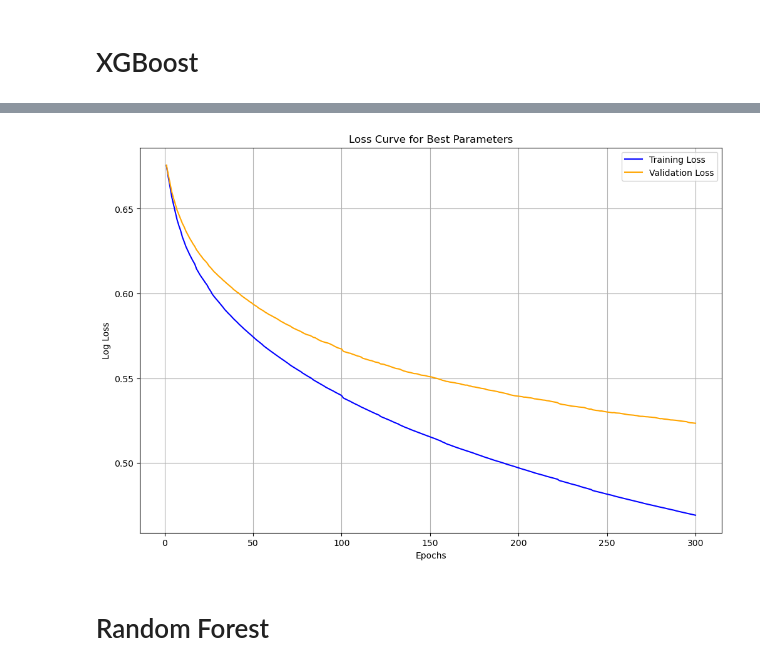
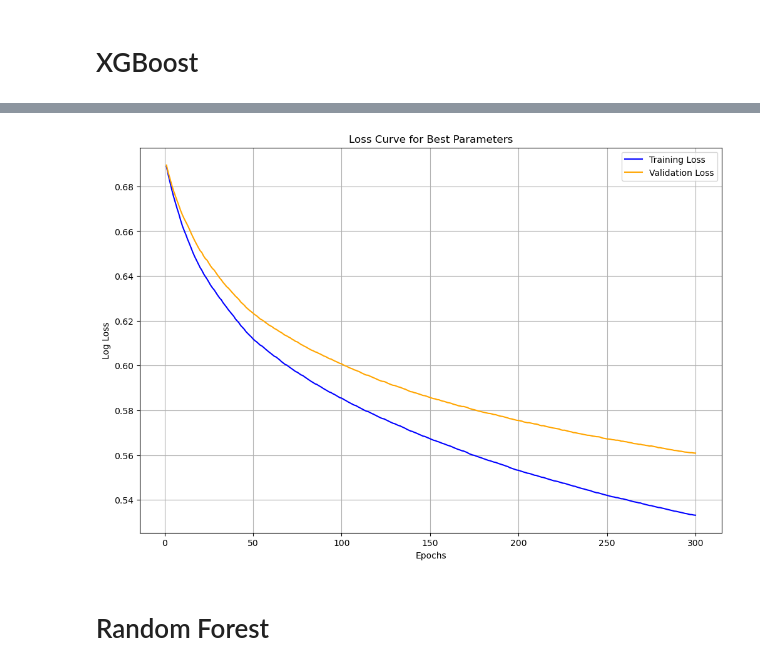
Before and after one commit to andrew76214/Kaggle-NLP_with_Disaster_Tweets, a Jupyter notebook: temp/ML_claire.ipynb, the cells around one changed output, grey strips where cells are left out. Saved outputs shown, nothing was run; the diff lists cells and outputs as text; code cells hidden in the pictures.

```diff
--- a/temp/ML2_1.ipynb
+++ b/temp/ML_claire.ipynb
@@ -108,4 +118,6 @@ y_train = train_data['target']
 # %%
 X_train_split, X_val, y_train_split, y_val = train_test_split(X_train, y_train, test_size=0.2, random_state=42)
+# %%
+scale_pos_weight = len(y_train[y_train == 0]) / len(y_train[y_train == 1])
 # %% [markdown]
 # XGBoost
@@ -158,40 +124,38 @@ XGBoost Best Parameters: {'eval_metric': 'logloss', 'learning_rate': 0.1, 'max_d
 # %%
 # 使用最佳參數重新訓練
 eval_set = [(X_train_split, y_train_split), (X_val, y_val)]
-best_xgb = XGBClassifier(
-    n_estimators=xgb_best_params['n_estimators'],
-    learning_rate=xgb_best_params['learning_rate'],
-    max_depth=xgb_best_params['max_depth'],
-    min_child_weight=xgb_best_params['min_child_weight'],
-    eval_metric=xgb_best_params['eval_metric'],
-    reg_alpha=xgb_best_params['reg_alpha'],  # L1 正則化
-    reg_lambda=xgb_best_params['reg_lambda'],  # L2 正則化
+xgb_model = XGBClassifier(
+    n_estimators=300,
+    learning_rate=0.05,
+    max_depth=5,
+    min_child_weight=10,
+    subsample=1,
+    colsample_bytree=1,
+    eval_metric='logloss',
+    reg_alpha=0,  # L1 正則化
+    reg_lambda=20,  # L2 正則化
+    scale_pos_weight=scale_pos_weight,
     random_state=42
 )
 
-# 執行交叉驗證，使用訓練數據 (X_train_split, y_train_split)
-cv_scores = cross_val_score(best_xgb, X_train_split, y_train_split, cv=5)  # 5 折交叉驗證
 
 # 模型訓練
-best_xgb.fit(X_train_split, y_train_split, eval_set=eval_set, verbose=False)
+xgb_model.fit(X_train_split, y_train_split, eval_set=eval_set, verbose=False)
 
 # 模型評估：計算準確率
-train_preds = best_xgb.predict(X_train_split)
-val_preds = best_xgb.predict(X_val)
+xgb_train_preds = xgb_model.predict(X_train_split)
+xgb_val_preds = xgb_model.predict(X_val)
 
-train_accuracy = accuracy_score(y_train_split, train_preds)
-val_accuracy = accuracy_score(y_val, val_preds)
+train_accuracy = accuracy_score(y_train_split, xgb_train_preds)
+val_accuracy = accuracy_score(y_val, xgb_val_preds)
 
 # 輸出準確率、交叉驗證結果與最佳參數
-print("Best Parameters:", xgb_best_params)
-print(f"\n交叉驗證分數: {cv_scores}")
-print(f"平均交叉驗證分數: {cv_scores.mean():.4f}")
 print(f"Training Accuracy: {train_accuracy:.4f}")
 print(f"Validation Accuracy: {val_accuracy:.4f}")
 
 # 模型評估：分類報告
-train_report = classification_report(y_train_split, train_preds)
-val_report = classification_report(y_val, val_preds)
+train_report = classification_report(y_train_split, xgb_train_preds)
+val_report = classification_report(y_val, xgb_val_preds)
 
 # 輸出結果
 print("\nTraining Classification Report:")
@@ -219,19 +193,19 @@ weighted avg       0.77      0.76      0.75      1523
 # %%
 # 獲取歷史損失值
-results = best_xgb.evals_result()
+results = xgb_model.evals_result()
 
 # 繪製損失曲線
 epochs = range(1, len(results['validation_0']['logloss']) + 1)
 plt.figure(figsize=(12, 8))
 plt.plot(epochs, results['validation_0']['logloss'], label='Training Loss', color='blue')
 plt.plot(epochs, results['validation_1']['logloss'], label='Validation Loss', color='orange')
 plt.xlabel('Epochs')
 plt.ylabel('Log Loss')
 plt.title('Loss Curve for Best Parameters')
 plt.legend()
 plt.grid(True)
 plt.show()
 # %% [output]
-[figure, old version]
+[figure, new version]
 # %% [markdown]
 # Random Forest
```
Also changed, not shown: parts of 36 cells of this notebook, 7 other files.
